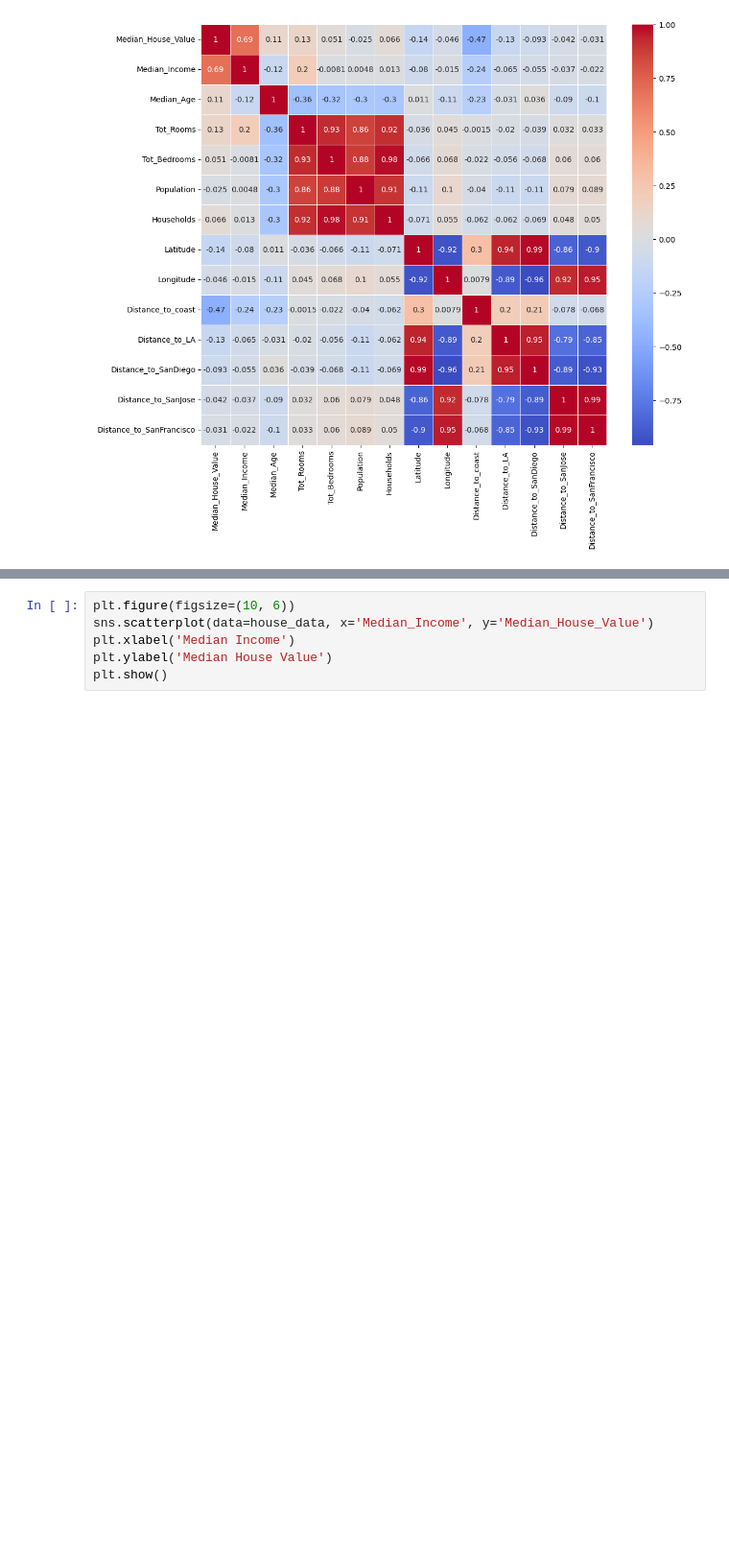
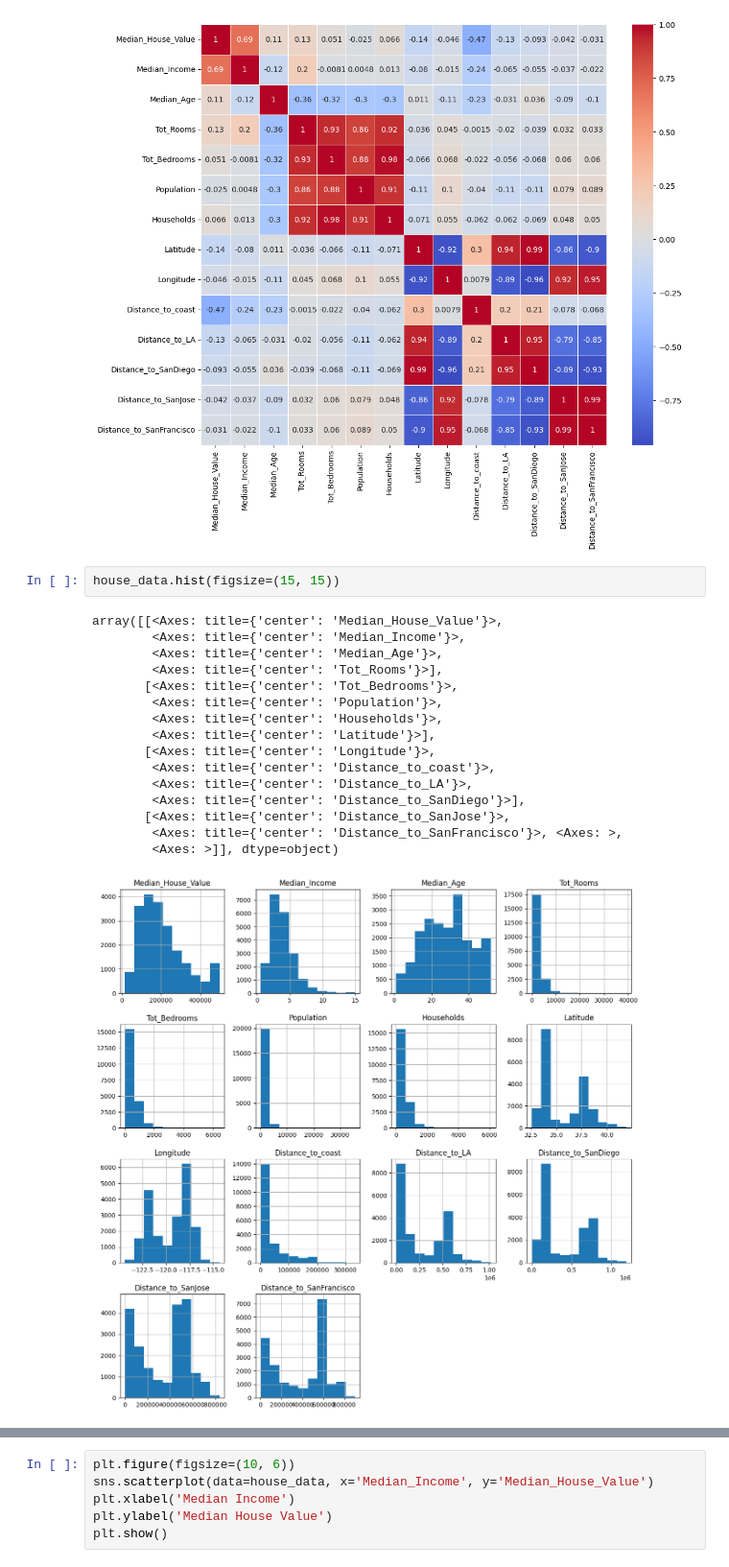
Before and after one commit to Mazen-Elsayed/Machine-Learning-Regression-and-Classfication-, a Jupyter notebook: lab1_regression.ipynb, the cells around one changed output, grey strips where cells are left out. Shown at 96% size. Cells and saved outputs as stored; diff of their text form; blank space fills up the shorter version.

```diff
--- a/lab1_regression.ipynb
+++ b/lab1_regression.ipynb
@@ -69,6 +73,25 @@ sns.heatmap(correlation_matrix, annot=True, cmap='coolwarm', linewidths=0.5)
 plt.show()
 # %% [output]
 [figure]
+# %%
+house_data.hist(figsize=(15, 15))
+# %% [output]
+array([[<Axes: title={'center': 'Median_House_Value'}>,
+        <Axes: title={'center': 'Median_Income'}>,
+        <Axes: title={'center': 'Median_Age'}>,
+        <Axes: title={'center': 'Tot_Rooms'}>],
+       [<Axes: title={'center': 'Tot_Bedrooms'}>,
+        <Axes: title={'center': 'Population'}>,
+        <Axes: title={'center': 'Households'}>,
+        <Axes: title={'center': 'Latitude'}>],
+       [<Axes: title={'center': 'Longitude'}>,
+        <Axes: title={'center': 'Distance_to_coast'}>,
+        <Axes: title={'center': 'Distance_to_LA'}>,
+        <Axes: title={'center': 'Distance_to_SanDiego'}>],
+       [<Axes: title={'center': 'Distance_to_SanJose'}>,
+        <Axes: title={'center': 'Distance_to_SanFrancisco'}>, <Axes: >,
+        <Axes: >]], dtype=object)
+[figure, added]
 # %%
 plt.figure(figsize=(10, 6))
 sns.histplot(house_data['Median_House_Value'])
```
Also changed, not shown: parts of 44 cells of this notebook.
